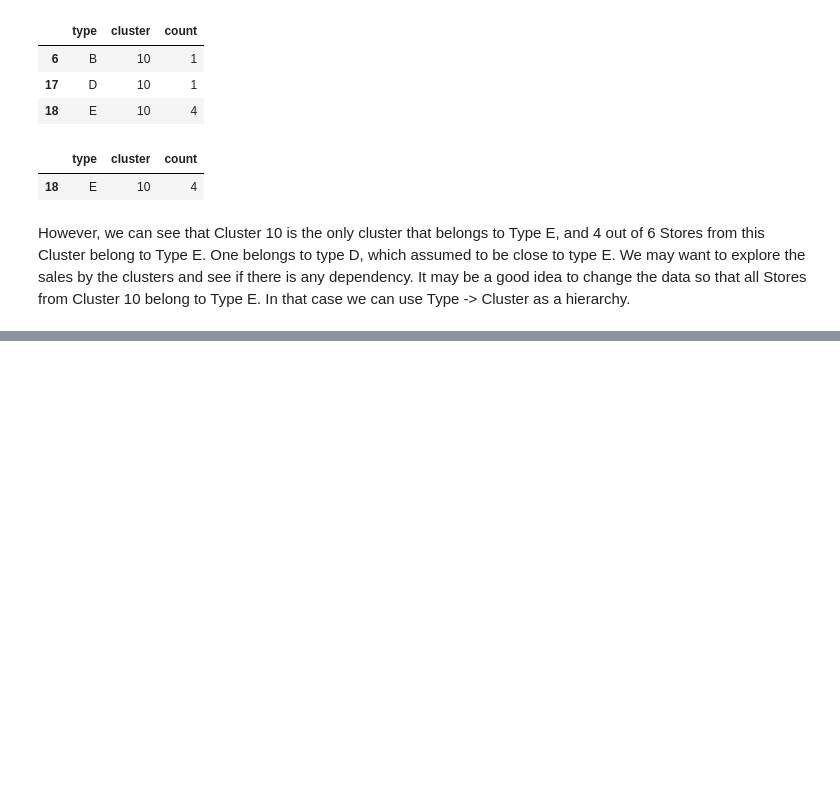
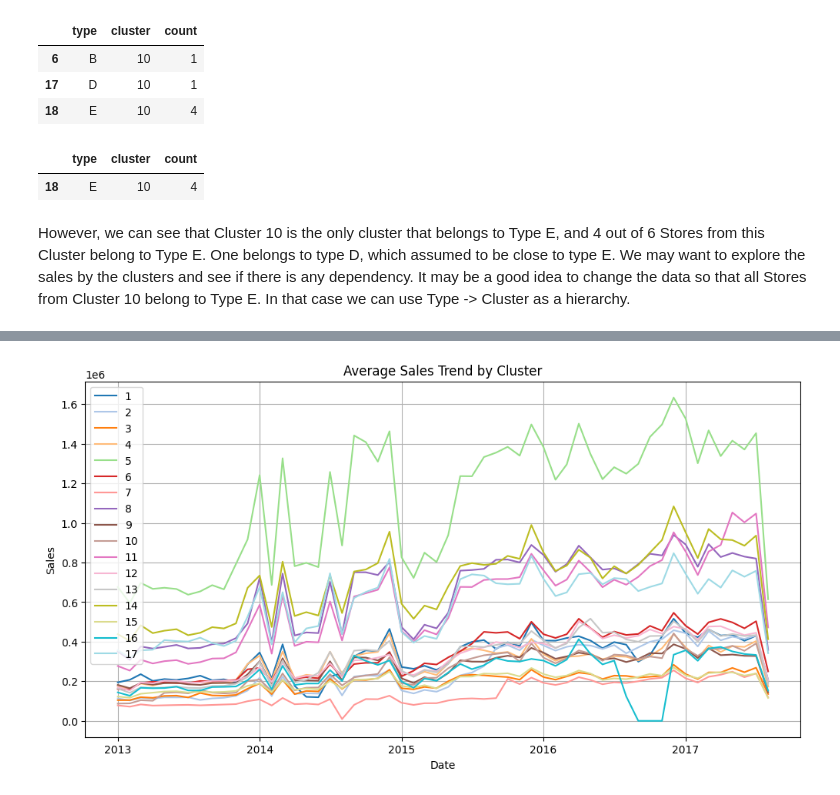
Before and after one commit to i-osipchyk/kaggle-sales-predictions, a Jupyter notebook: main.ipynb, the cells around one changed output, grey strips where cells are left out. Drawn from its saved outputs; the diff is of its cells as text; code cells hidden in the pictures; blank space fills up the shorter version.

```diff
--- a/main.ipynb
+++ b/main.ipynb
@@ -378,0 +497,15 @@ However, we can see that Cluster 10 is the only cluster that belongs to Type E,
+# %%
+plt.figure(figsize=(12, 6))
+
+for i, (cluster, df) in enumerate(store_clusters_dfs.items()):
+    color = colormap(i)
+    plt.plot(df['date'], df['avg_sales'], label=cluster, color=color)
+
+plt.legend()
+plt.title('Average Sales Trend by Cluster')
+plt.xlabel('Date')
+plt.ylabel('Sales')
+plt.grid(True)
+plt.show()
+# %% [output]
+[figure, added]
```
Also changed, not shown: parts of 31 cells of this notebook.
